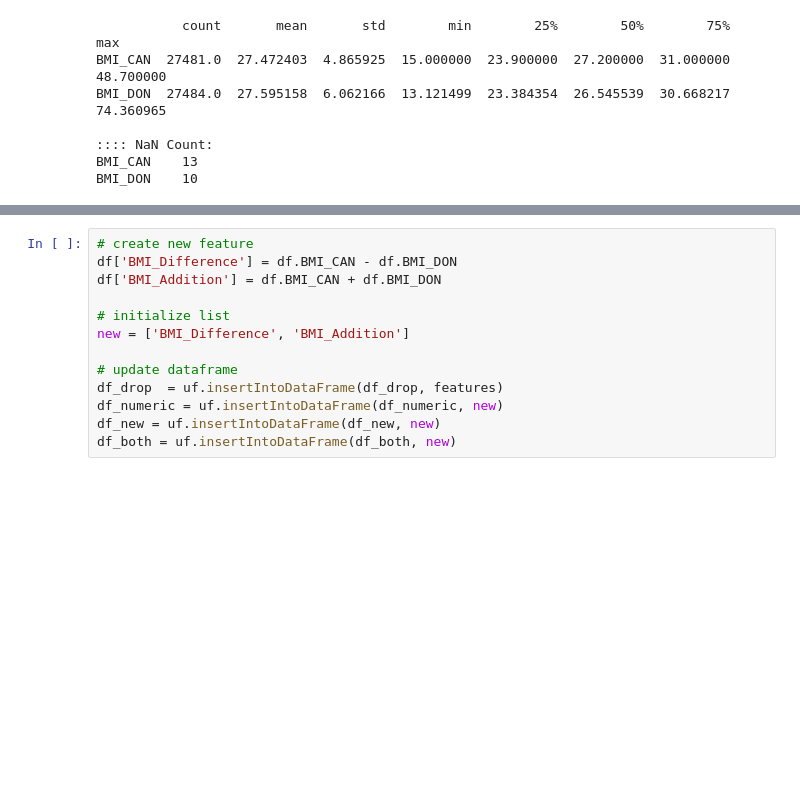
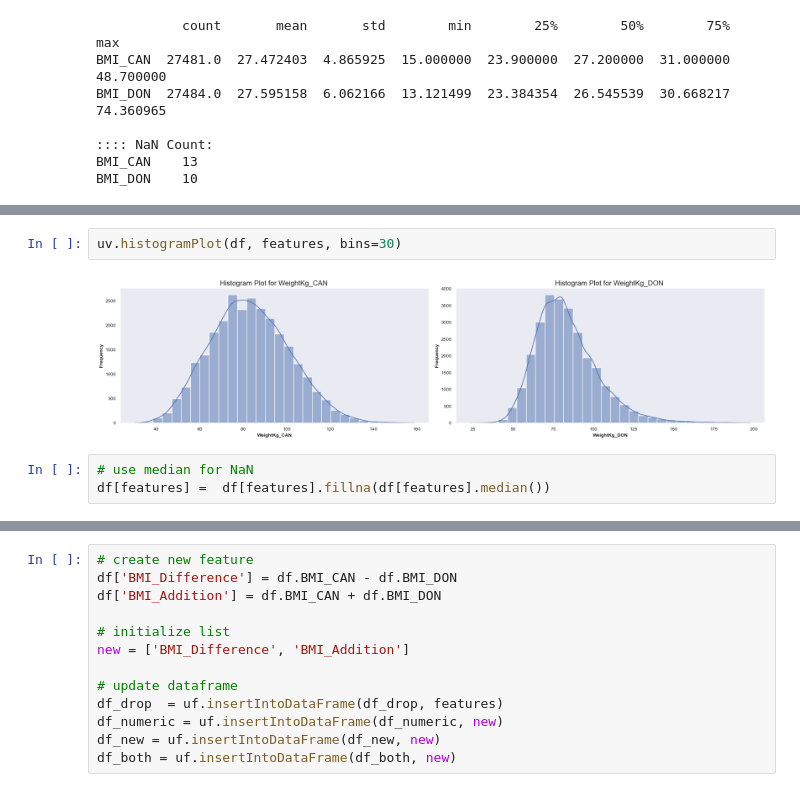
Before and after one commit to Denvirgama/Project, a Jupyter notebook: UNOS/Notebook/4.Thoracic_(2011-2021)_Engineer.ipynb, the cells around one changed output, grey strips where cells are left out. Cells and saved outputs as stored; diff of their text form; blank space fills up the shorter version.

```diff
--- a/UNOS/Notebook/4.Thoracic_(2011-2021)_Engineer.ipynb
+++ b/UNOS/Notebook/4.Thoracic_(2011-2021)_Engineer.ipynb
@@ -309,0 +377,7 @@ BMI_DON    10
+# %%
+uv.histogramPlot(df, features, bins=30)
+# %% [output]
+[figure, added]
+# %%
+# use median for NaN
+df[features] =  df[features].fillna(df[features].median())
```
Also changed, not shown: parts of 59 cells of this notebook, 3 other files.
